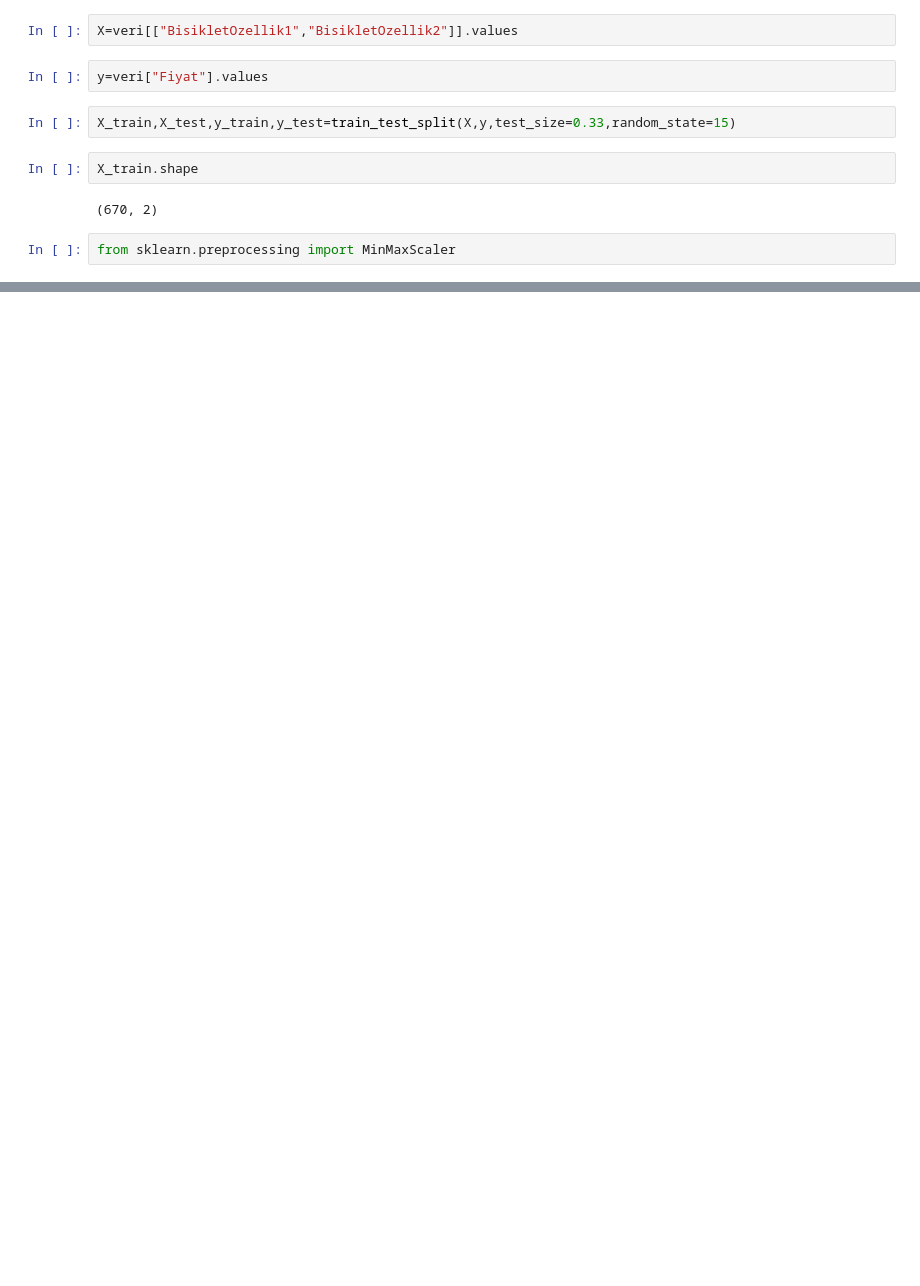
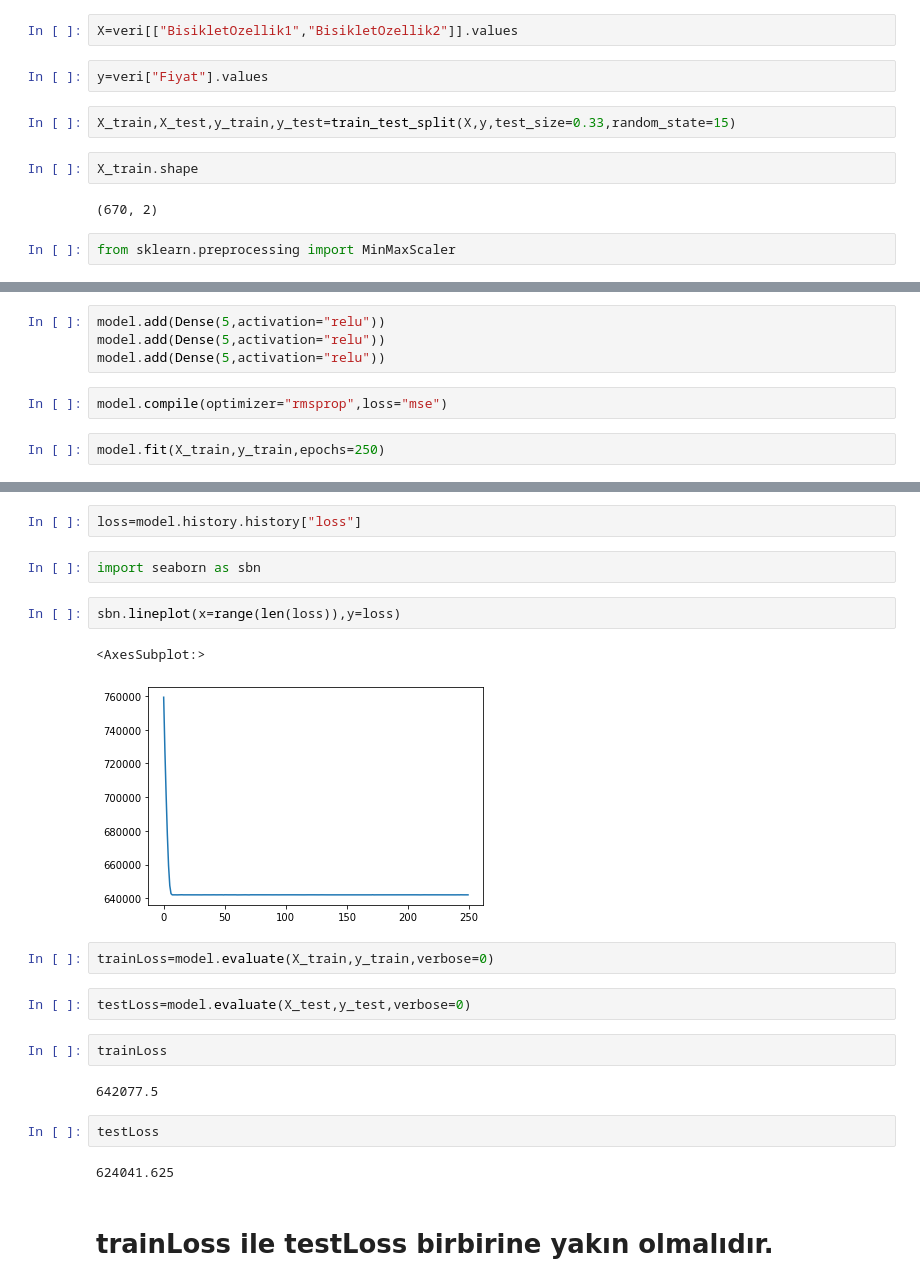
Before and after one commit to burakkarakuzu/python_example_0001, a Jupyter notebook: tensorflow_demo_1.ipynb, the cells around one changed output, grey strips where cells are left out. Drawn from its saved outputs; the diff is of its cells as text; blank space fills up the shorter version.

```diff
--- a/tensorflow_demo_1.ipynb
+++ b/tensorflow_demo_1.ipynb
@@ -34,0 +35,8 @@ ModuleNotFoundError: No module named 'tensorflow'
+# %%
+model.add(Dense(5,activation="relu"))
+model.add(Dense(5,activation="relu"))
+model.add(Dense(5,activation="relu"))
+# %%
+model.compile(optimizer="rmsprop",loss="mse")
+# %%
+model.fit(X_train,y_train,epochs=250)
@@ -34,0 +82,23 @@ ModuleNotFoundError: No module named 'tensorflow'
+# %%
+loss=model.history.history["loss"]
+# %%
+import seaborn as sbn
+# %%
+sbn.lineplot(x=range(len(loss)),y=loss)
+# %% [output]
+<AxesSubplot:>
+[figure, added]
+# %%
+trainLoss=model.evaluate(X_train,y_train,verbose=0)
+# %%
+testLoss=model.evaluate(X_test,y_test,verbose=0)
+# %%
+trainLoss
+# %% [output]
+642077.5
+# %%
+testLoss
+# %% [output]
+624041.625
+# %% [markdown]
+# trainLoss ile testLoss birbirine yakın olmalıdır.
```
Also changed, not shown: parts of 6 cells of this notebook, 2 other files.
